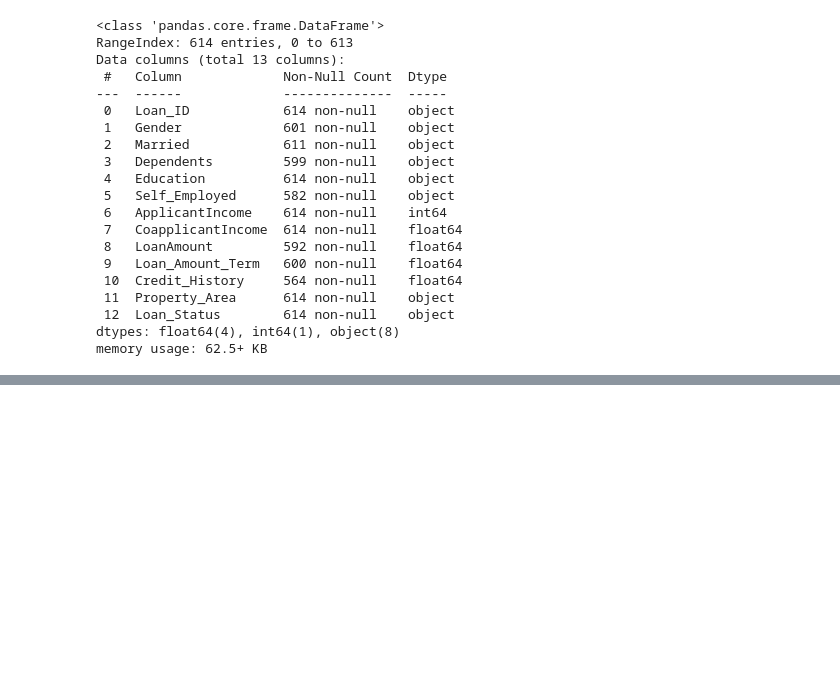
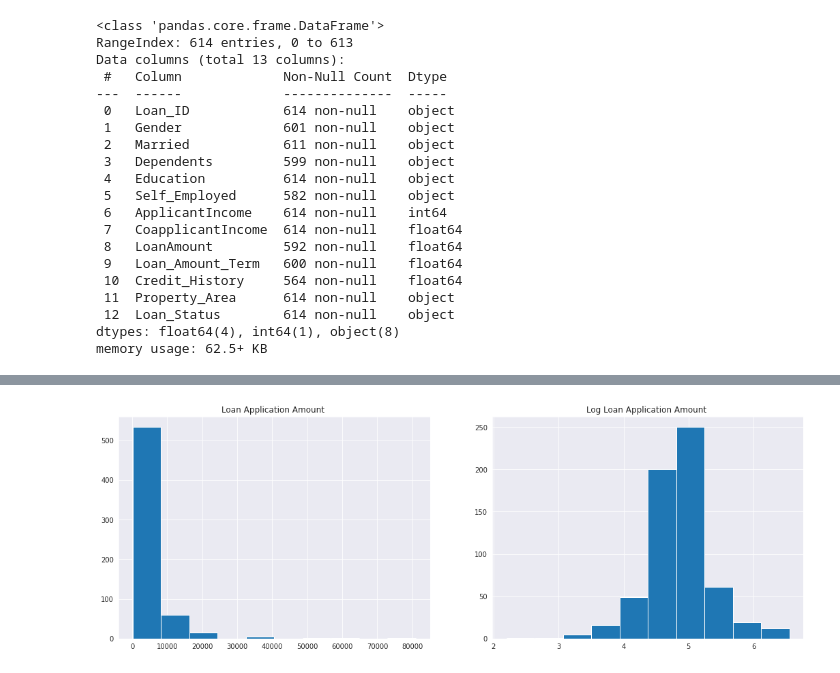
Before and after one commit to Sumith-Pevekar/LoanEligibilityPrediction, a Jupyter notebook: LoanEligibilityPrediction.ipynb, the cells around one changed output, grey strips where cells are left out. Saved outputs shown, nothing was run; the diff lists cells and outputs as text; code cells hidden in the pictures; blank space fills up the shorter version.

```diff
--- a/LoanEligibilityPrediction.ipynb
+++ b/LoanEligibilityPrediction.ipynb
@@ -74,0 +220,16 @@ memory usage: 62.5+ KB
+# %%
+plt.figure(figsize=(18, 6))
+plt.subplot(1, 2, 1)
+
+
+data_train['ApplicantIncome'].hist(bins=10)
+plt.title("Loan Application Amount ")
+
+plt.subplot(1, 2, 2)
+plt.grid()
+plt.hist(np.log(data_train['LoanAmount']))
+plt.title("Log Loan Application Amount ")
+
+plt.show()
+# %% [output]
+[figure, added]
```
Also changed, not shown: parts of 16 cells of this notebook.
